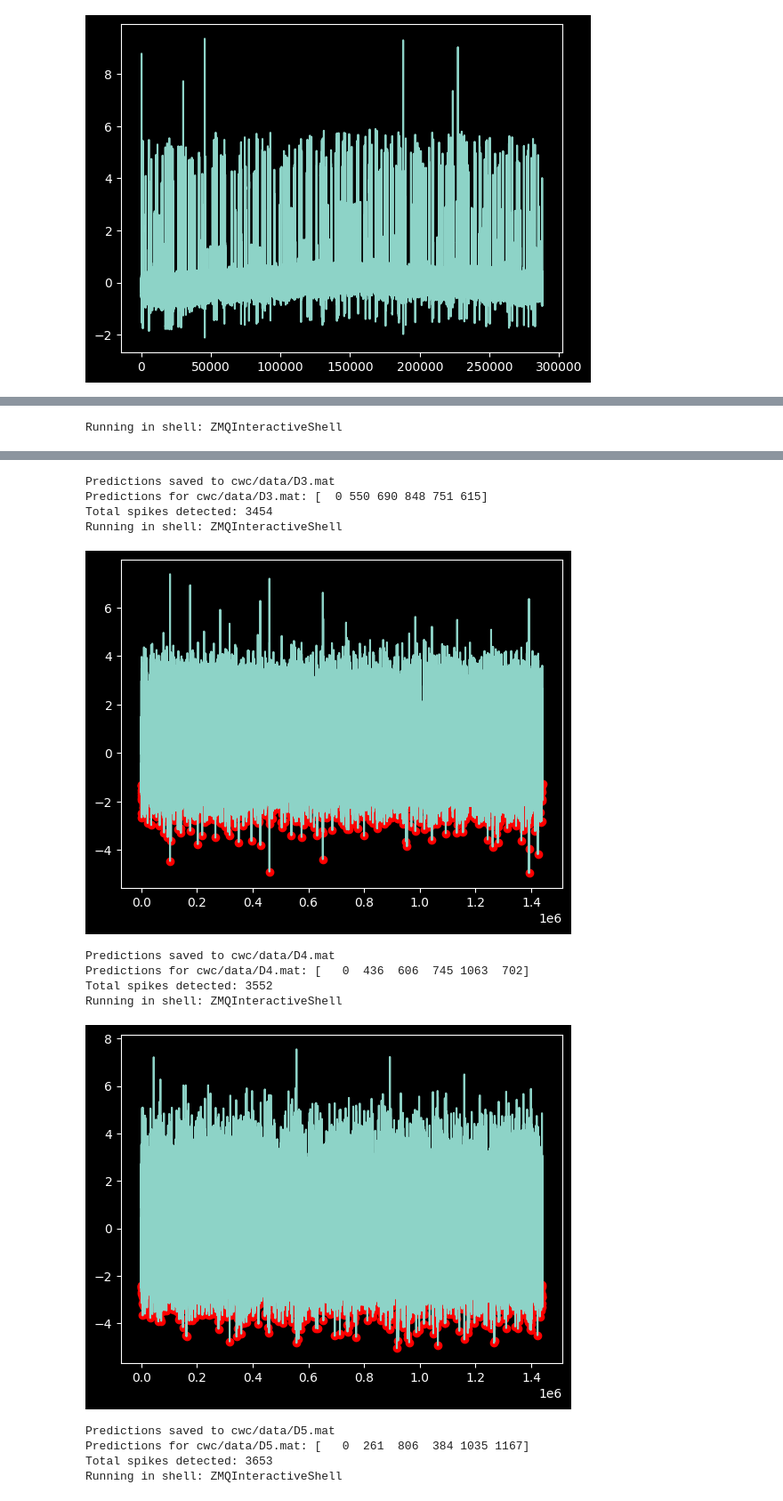
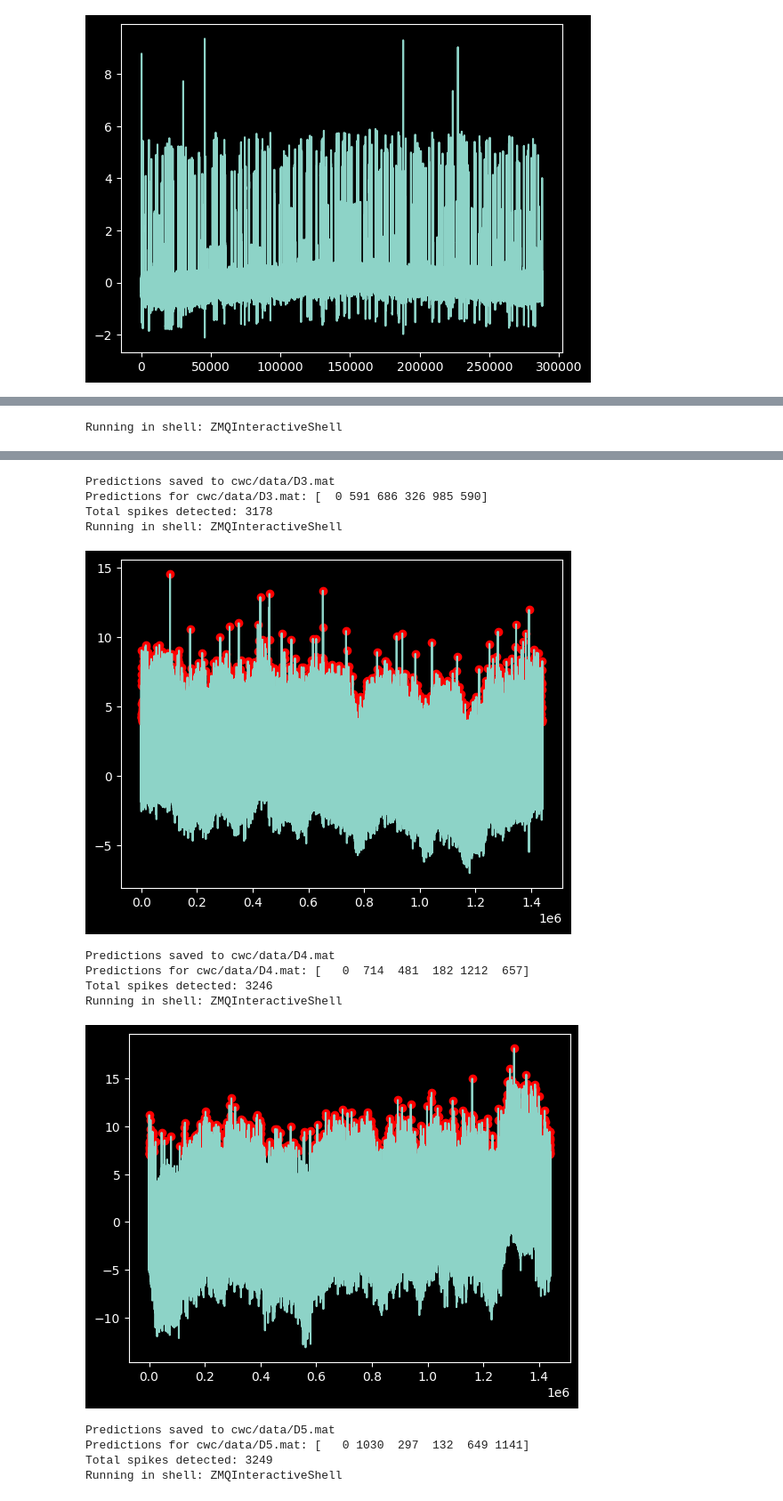
Before and after one commit to seb-hall/EE40098-Labs, a Jupyter notebook: cwc2.ipynb, the cells around one changed output, grey strips where cells are left out. Shown: that part at 89% size. Saved outputs shown, nothing was run; the diff lists cells and outputs as text; code cells hidden in the pictures.

```diff
--- a/cwc2.ipynb
+++ b/cwc2.ipynb
@@ -232,10 +270,10 @@ from cwc.src.signal import BandpassFilter
 import matplotlib.pyplot as plt
 
 train_filter = BandpassFilter(train_data)
-train_filter.apply_band_pass_filter(filter_low=300, filter_high=3000, sample_rate=25000, order=4)
+#train_filter.appply_wavelet_denoise(alpha=0.5)
 
 test_filter = BandpassFilter(test_data)
-test_filter.apply_band_pass_filter(filter_low=300, filter_high=3000, sample_rate=25000, order=4)
+#test_filter.appply_wavelet_denoise(alpha=0.5)
 
 if in_jupyter():
     plt.plot(train_filter.filtered_data)
@@ -254,8 +292,8 @@ Running in shell: ZMQInteractiveShell
 
 from cwc.src.signal import SpikeDetector
 
-mad_gain = 3.3
-min_distance = 60
+mad_gain = 4.0
+min_distance = 25
 
 train_spikes = SpikeDetector(train_filter)
 train_mad = train_spikes.calculate_mad()
@@ -479,13 +459,13 @@ P=0.140, R=0.768, F1=0.236
 # SYSTEMATIC THRESHOLD SWEEP
 print("====THRESHOLD SWEEP====")
 
-test_gains = np.arange(1.6, 3.2, 0.1)
+test_gains = np.arange(1.6, 5.0, 0.1)
 
 for noise_idx, noisy_dataset in enumerate(noisy_datasets):
     print(f"\n=== Noise Level {noise_levels[noise_idx]} ===")
 
     unlabelled_filter = BandpassFilter(noisy_dataset)
-    unlabelled_filter.apply_band_pass_filter(filter_low=300, filter_high=3000, sample_rate=25000, order=4)
+    #unlabelled_filter.appply_wavelet_denoise(alpha=0.0)
 
     best_f1 = 0
     best_gain = 0
@@ -538,7 +518,8 @@ Best: gain=3.1, F1=0.208
 # %%
 # Now apply to the other datasets
 unlabelled_datasets = ["cwc/data/D2.mat", "cwc/data/D3.mat", "cwc/data/D4.mat", "cwc/data/D5.mat", "cwc/data/D6.mat"]
-mad_gains = [2.5, 2.5, 2.5, 2.5, 2.5]
+mad_gains = [3.1, 2.7, 2.6, 2.5, 2.4]
+min_distance = 60
 
 i = 0
 for dataset_path in unlabelled_datasets:
@@ -550,7 +531,7 @@ for dataset_path in unlabelled_datasets:
     unlabelled_data.load_from_mat_unlabelled(dataset_path)
 
     unlabelled_filter = BandpassFilter(unlabelled_data)
-    unlabelled_filter.apply_band_pass_filter(filter_low=300, filter_high=3000, sample_rate=25000, order=4)
+    #unlabelled_filter.apply_band_pass_filter(filter_low=300, filter_high=3000, sample_rate=25000, order=4)
 
     unlabelled_spikes = SpikeDetector(unlabelled_filter)
     unlabelled_mad = unlabelled_spikes.calculate_mad()
@@ -565,6 +546,7 @@ for dataset_path in unlabelled_datasets:
     unlabelled_processor.filtered_data = unlabelled_filter.filtered_data
     unlabelled_processor.detected_spikes = unlabelled_spikes.detected_spikes
     unlabelled_processor.align_spikes(target_peak_pos=20, window_size=64)
+
     unlabelled_processor.scaler = processor.scaler  # Use the same scaler as training
     unlabelled_processor.pca = processor.pca  # Use the same PCA as training
     unlabelled_processor.extract_features()
@@ -587,14 +569,14 @@ Running in shell: ZMQInteractiveShell
 Predictions saved to cwc/data/D3.mat
-Predictions for cwc/data/D3.mat: [  0 550 690 848 751 615]
-Total spikes detected: 3454
+Predictions for cwc/data/D3.mat: [  0 591 686 326 985 590]
+Total spikes detected: 3178
 Running in shell: ZMQInteractiveShell
-[figure, old version]
+[figure, new version]
 Predictions saved to cwc/data/D4.mat
-Predictions for cwc/data/D4.mat: [   0  436  606  745 1063  702]
-Total spikes detected: 3552
+Predictions for cwc/data/D4.mat: [   0  714  481  182 1212  657]
+Total spikes detected: 3246
 Running in shell: ZMQInteractiveShell
-[figure, old version]
+[figure, new version]
 Predictions saved to cwc/data/D5.mat
-Predictions for cwc/data/D5.mat: [   0  261  806  384 1035 1167]
-Total spikes detected: 3653
+Predictions for cwc/data/D5.mat: [   0 1030  297  132  649 1141]
+Total spikes detected: 3249
 Running in shell: ZMQInteractiveShell
```
Also changed, not shown: parts of 12 cells of this notebook, 9 other files.
